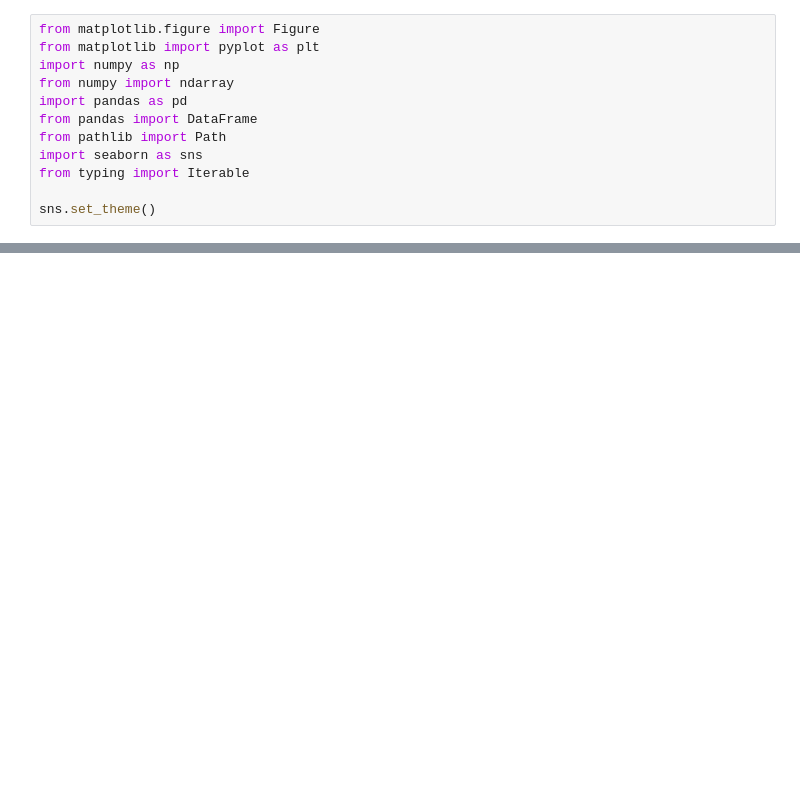
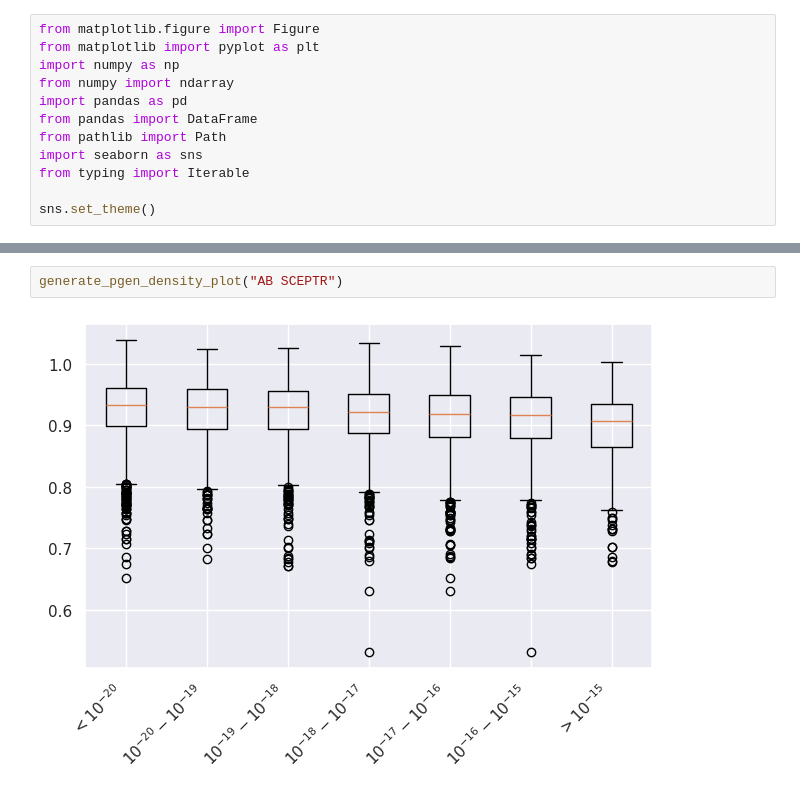
Before and after one commit to yutanagano/sceptr_publication_analyses, a Jupyter notebook: notebooks/plot_generation.ipynb, the cells around one changed output, grey strips where cells are left out. Drawn from its saved outputs; the diff is of its cells as text; blank space fills up the shorter version.

```diff
--- a/notebooks/plot_generation.ipynb
+++ b/notebooks/plot_generation.ipynb
@@ -96,0 +131,4 @@ figs = {
+# %%
+generate_pgen_density_plot("AB SCEPTR")
+# %% [output]
+[figure, added]
```
Also changed, not shown: parts of 9 cells of this notebook.
